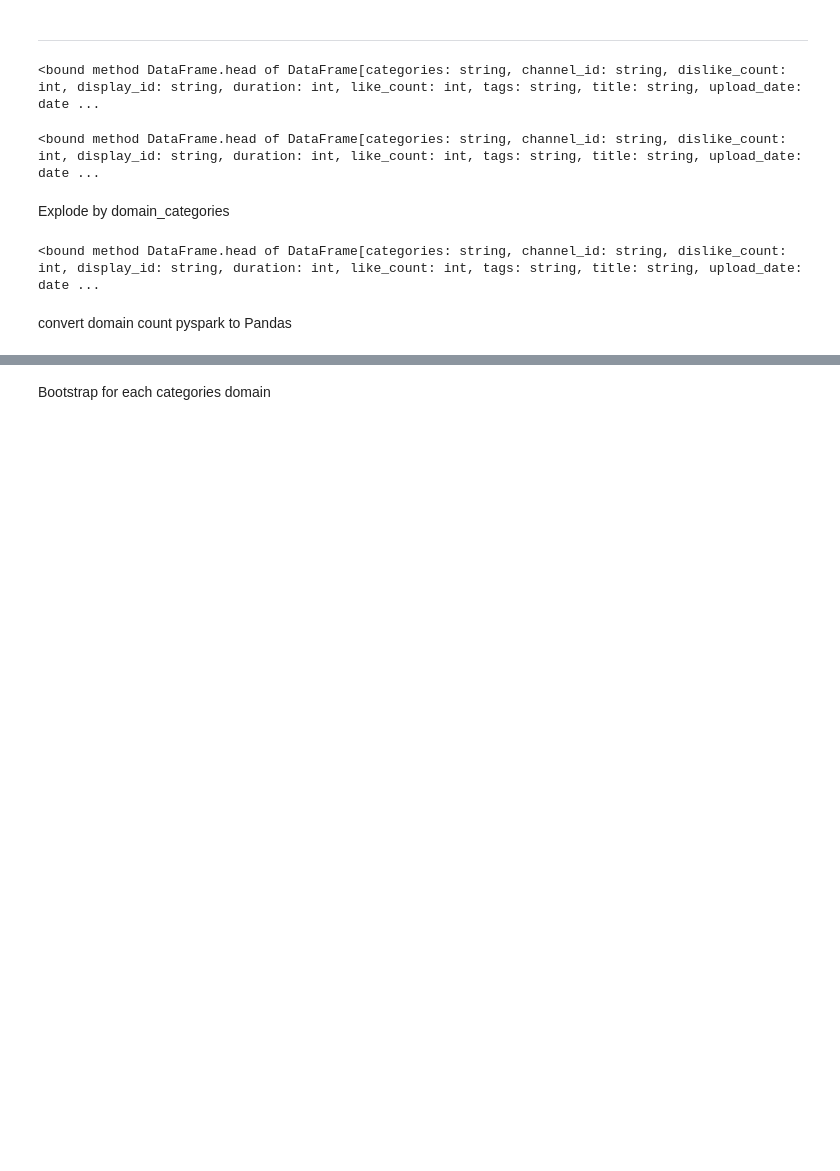
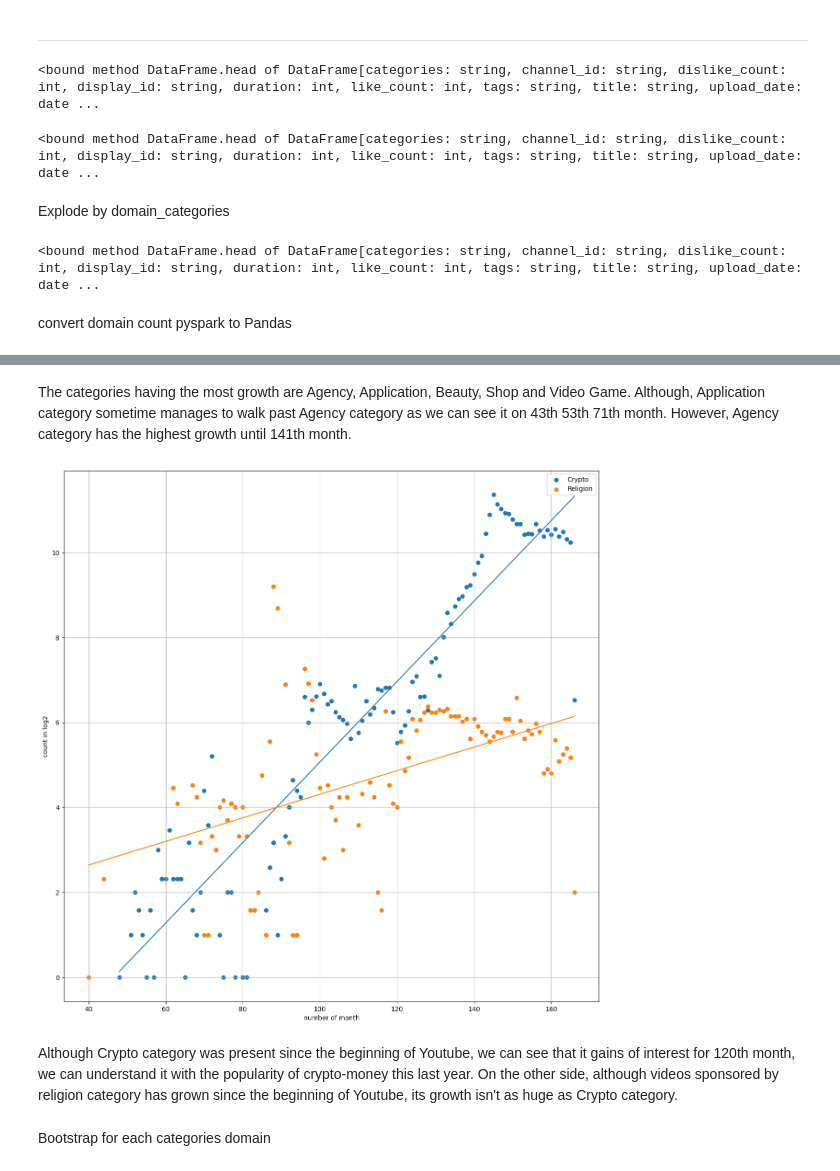
Before and after one commit to epfl-ada/ada-2022-project-fraisetagada, a Jupyter notebook: analysis/month_analysis.ipynb, the cells around one changed output, grey strips where cells are left out. Cells and saved outputs as stored; diff of their text form; code cells hidden in the pictures; blank space fills up the shorter version.

Commit message:
month analysis

```diff
--- a/analysis/month_analysis.ipynb
+++ b/analysis/month_analysis.ipynb
@@ -205,0 +247,2 @@ plt.show()
+# %% [markdown]
+The categories having the most growth are Agency, Application, Beauty, Shop and Video Game. Although, Application category sometime manages to walk past Agency category as we can see it on 43th 53th 71th month. However, Agency category has the highest growth until 141th month.
@@ -206,3 +251,43 @@ plt.show()
+# %%
+def myfunc(x):
+  return slope * x + intercept
+
+groups = df_count_month_cat.groupby('domain_categories')
+fig, axs = plt.subplots(figsize = (15,15))
+#ax.margins(0.05) # Optional, just adds 5% padding to the autoscaling
+i = 0
+test_list = ["Religion", "Crypto"]
+for name, group in groups:
+
+    if name in test_list:
+        #group["log_count"] = np.log2(group_reset["count"])
+        #sns.scatterplot(x="month_cnt", y="count", data=group, label = name)
+        group_reset = group.reset_index().sort_values(by=['month_cnt'])
+        plt.scatter(group_reset.month_cnt.values, np.log2(group_reset["count"].values), label = name)
+        #sns.lineplot(x="month_cnt", y="count", data=group )
+
+        #print(group_reset)
+        slope, intercept, r, p, std_err = stats.linregress(group_reset.month_cnt.values,np.log2(group_reset["count"].values) )
+        mymodel = list(map(myfunc, group_reset.month_cnt.values))
+        plt.plot(group_reset.month_cnt.values, mymodel)
+
+
+
+
+        #add linear regression line to scatterplot
+
+
+    #ax.plot(group.month_cnt, group.count, marker='o', linestyle='', ms=12, label=name)
+plt.ylabel('count in log2')
+plt.xlabel('number of month')
+plt.legend()
+plt.grid()
+plt.show()
+# %% [output]
+[figure, added]
+# %% [markdown]
+Although Crypto category was present since the beginning of Youtube, we can see that it gains of interest for 120th month, we can understand it with the popularity of crypto-money this last year.
+On the other side, although videos sponsored by religion category has grown since the beginning of Youtube, its growth  isn't as huge as Crypto category.
 # %% [markdown]
 Bootstrap for each categories domain
 # %%
```
Also changed, not shown: parts of 12 cells of this notebook.
